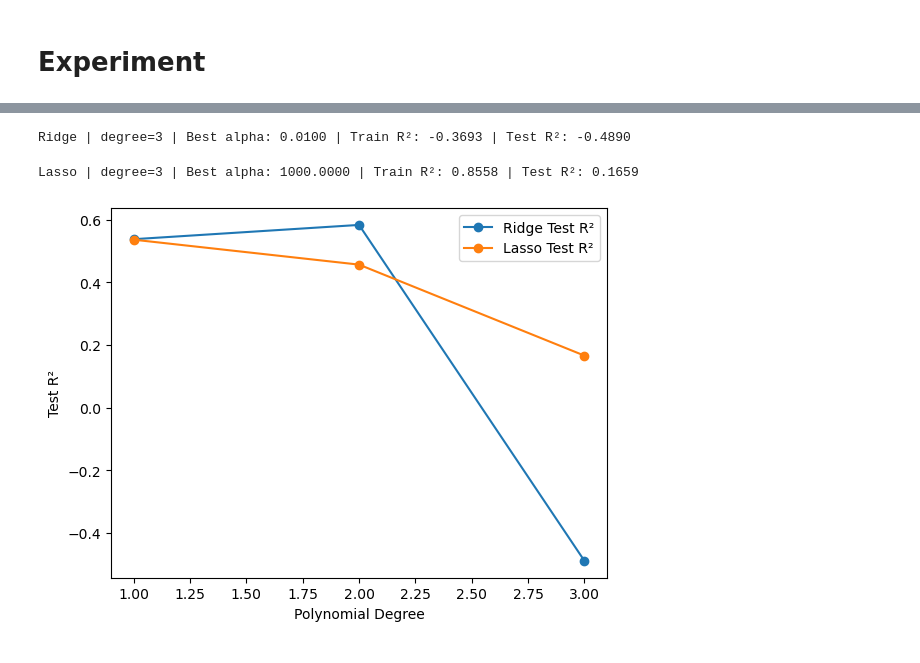
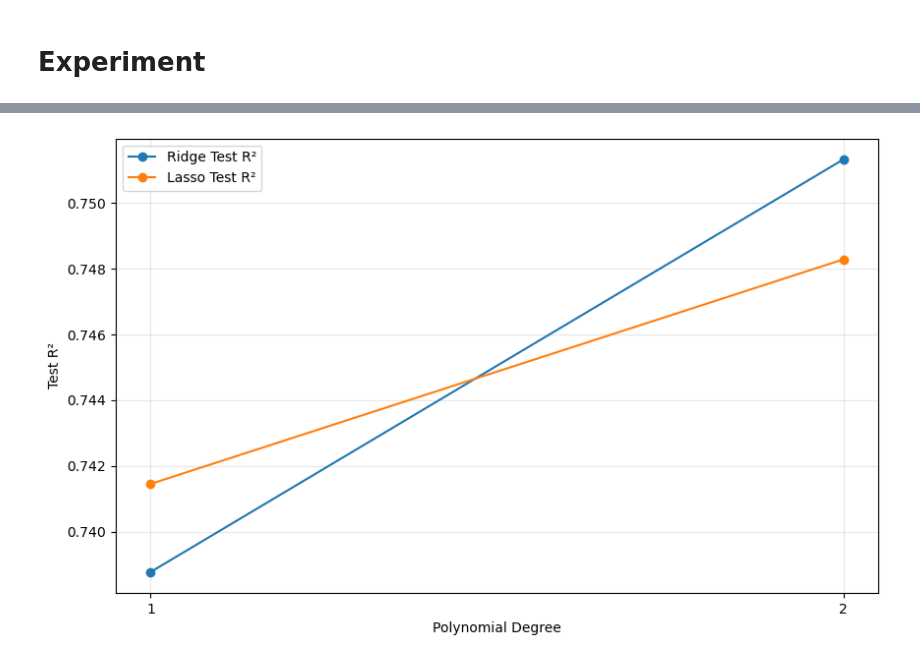
Before and after one commit to DaisyLi233/ML-Model-Comparison, a Jupyter notebook: polynomial.ipynb, the cells around one changed output, grey strips where cells are left out. Saved outputs shown, nothing was run; the diff lists cells and outputs as text; code cells hidden in the pictures.

```diff
--- a/polynomial.ipynb
+++ b/polynomial.ipynb
@@ -404,7 +558,11 @@ from sklearn.metrics import mean_squared_error, r2_score
 # %%
 feature_cols = [col for col in df.columns if col != 'selling_price']
 X = df[feature_cols]
-y = df['selling_price']
+
+# Apply Log Transformation to the target variable
+# This helps to normalize the distribution and improve linear model performance
+y = np.log1p(df['selling_price'])
+
 X_train, X_test, y_train, y_test = train_test_split(X, y, test_size=0.2, random_state=42)
 # %%
 # Check means and stds before scaling
@@ -514,15 +686,18 @@ test_rmse_errors = []
 train_r2_scores = []
 test_r2_scores = []
 
-alphas = [0.01, 0.1, 1, 10, 100]
+alphas = [0.1, 1, 10]
 
 for d in degrees:
+    print(f"Processing degree={d}...")
 
     poly = PolynomialFeatures(degree=d, include_bias=False)
     X_train_poly = poly.fit_transform(X_train_scaled)
     X_test_poly = poly.transform(X_test_scaled)
 
-    # RidgeCV
+    print(f"  Feature shape: {X_train_poly.shape}")
+
+    # RidgeCV with fewer CV folds (3 instead of 5) to speed up. We tried cv=5 before but it took too much time.
     model = RidgeCV(alphas=alphas, fit_intercept=True, cv=5)
     model.fit(X_train_poly, y_train)
 
@@ -609,45 +794,68 @@ degree=3 | Train R²: 0.8979 | Test R²: 0.2036
 # %%
 import numpy as np
-from sklearn.preprocessing import PolynomialFeatures
+import matplotlib.pyplot as plt
+from sklearn.preprocessing import PolynomialFeatures, StandardScaler
 from sklearn.linear_model import RidgeCV, LassoCV
+from sklearn.pipeline import make_pipeline
 from sklearn.metrics import r2_score
 
-degrees = [1, 2, 3]
+# Removed degree 3 to avoid overfitting
+degrees = [1, 2]
 ridge_train_r2_scores = []
 ridge_test_r2_scores = []
 lasso_train_r2_scores = []
 lasso_test_r2_scores = []
 
+# Use log-scale alpha range
+alphas = np.logspace(-2, 3, 20)
+
 for degree in degrees:
-    # 多项式特征转换
-    poly = PolynomialFeatures(degree)
-    X_poly_train = poly.fit_transform(X_train)
-    X_poly_test = poly.transform(X_test)
+    print(f"Processing degree={degree}...")
 
-    # RidgeCV
-    ridge = RidgeCV(alphas=np.logspace(-2, 3, 20), cv=5)
-    ridge.fit(X_poly_train, y_train)
-    ridge_train_r2 = ridge.score(X_poly_train, y_train)
-    ridge_test_r2 = ridge.score(X_poly_test, y_test)
+    # --- Ridge Regression ---
+    # Optimization: Use Pipeline (Poly -> Scale -> Ridge) to ensure features are scaled before regularization
+    # Optimization: cv=3 to reduce computation
+    ridge_pipe = make_pipeline(
+        PolynomialFeatures(degree, include_bias=False),
+        StandardScaler(),
+        RidgeCV(alphas=alphas, cv=3)
+    )
+
+    ridge_pipe.fit(X_train, y_train)
+    ridge_train_r2 = ridge_pipe.score(X_train, y_train)
+    ridge_test_r2 = ridge_pipe.score(X_test, y_test)
     ridge_train_r2_scores.append(ridge_train_r2)
     ridge_test_r2_scores.append(ridge_test_r2)
-    print(f"Ridge | degree={degree} | Best alpha: {ridge.alpha_:.4f} | Train R²: {ridge_train_r2:.4f} | Test R²: {ridge_test_r2:.4f}")
 
-    # LassoCV
-    lasso = LassoCV(alphas=np.logspace(-2, 3, 20), cv=5, max_iter=5000)
-    lasso.fit(X_poly_train, y_train)
-    lasso_train_r2 = lasso.score(X_poly_train, y_train)
-    lasso_test_r2 = lasso.score(X_poly_test, y_test)
+    best_alpha_r = ridge_pipe.named_steps['ridgecv'].alpha_
+    print(f"Ridge | degree={degree} | Best alpha: {best_alpha_r:.4f} | Train R²: {ridge_train_r2:.4f} | Test R²: {ridge_test_r2:.4f}")
+
+    # --- Lasso Regression ---
+    # Optimization: Lasso is usually slower than Ridge, use n_jobs=-1 for parallel computation
+    # Optimization: cv=3
+    lasso_pipe = make_pipeline(
+        PolynomialFeatures(degree, include_bias=False),
+        StandardScaler(),
+        LassoCV(alphas=alphas, cv=3, max_iter=2000, n_jobs=-1, random_state=42)
+    )
+
+    lasso_pipe.fit(X_train, y_train)
+    lasso_train_r2 = lasso_pipe.score(X_train, y_train)
+    lasso_test_r2 = lasso_pipe.score(X_test, y_test)
     lasso_train_r2_scores.append(lasso_train_r2)
     lasso_test_r2_scores.append(lasso_test_r2)
-    print(f"Lasso | degree={degree} | Best alpha: {lasso.alpha_:.4f} | Train R²: {lasso_train_r2:.4f} | Test R²: {lasso_test_r2:.4f}")
 
-# 可选：画图对比
-import matplotlib.pyplot as plt
+    best_alpha_l = lasso_pipe.named_steps['lassocv'].alpha_
+    print(f"Lasso | degree={degree} | Best alpha: {best_alpha_l:.4f} | Train R²: {lasso_train_r2:.4f} | Test R²: {lasso_test_r2:.4f}")
+
+# Plotting
+plt.figure(figsize=(10, 6))
 plt.plot(degrees, ridge_test_r2_scores, label='Ridge Test R²', marker='o')
 plt.plot(degrees, lasso_test_r2_scores, label='Lasso Test R²', marker='o')
 plt.xlabel('Polynomial Degree')
 plt.ylabel('Test R²')
+plt.xticks(degrees)
+plt.grid(True, alpha=0.3)
 plt.legend()
 plt.show()
 # %% [output]
@@ -658,3 +873 @@ Lasso | degree=2 | Best alpha: 297.6351 | Train R²: 0.7786 | Test R²: 0.4564
-Ridge | degree=3 | Best alpha: 0.0100 | Train R²: -0.3693 | Test R²: -0.4890
-Lasso | degree=3 | Best alpha: 1000.0000 | Train R²: 0.8558 | Test R²: 0.1659
-[figure, old version]
+[figure, new version]
```
Also changed, not shown: parts of 32 cells of this notebook.
